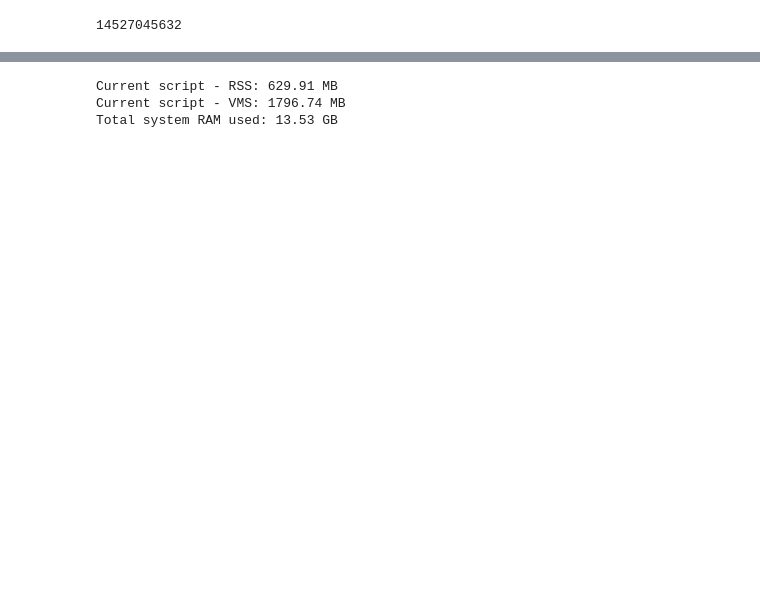
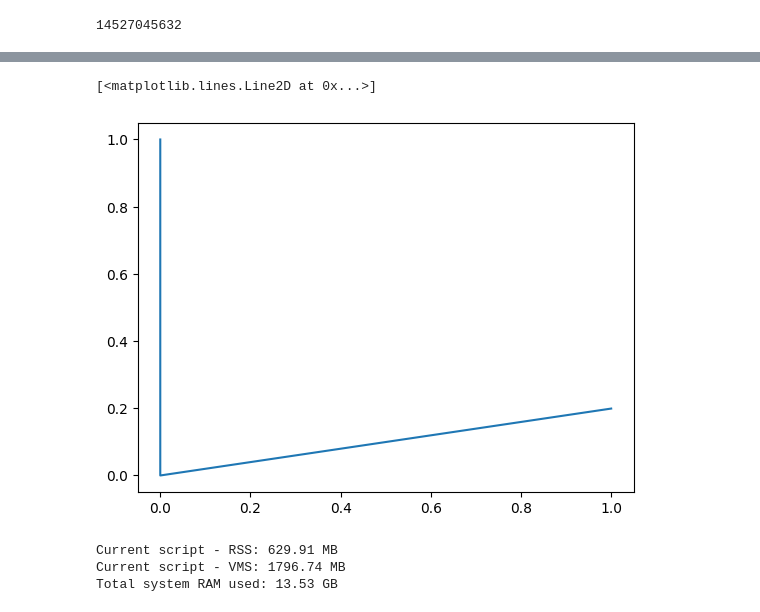
Before and after one commit to AMOGHA1140/24074032_CSOC_IG, a Jupyter notebook: vanilla_neural_networks/pytorch.ipynb, the cells around one changed output, grey strips where cells are left out. Drawn from its saved outputs; the diff is of its cells as text; code cells hidden in the pictures; blank space fills up the shorter version.

```diff
--- a/vanilla_neural_networks/pytorch.ipynb
+++ b/vanilla_neural_networks/pytorch.ipynb
@@ -167,3 +193,8 @@ torch.cuda.memory_allocated()
+# %%
+plt.plot(recall, precision)
+# %% [output]
+[<matplotlib.lines.Line2D at 0x...>]
+[figure, added]
 # %%
 ### THIS PART OF CODE WAS GENERATED USING GEMINI
 
```
Also changed, not shown: parts of 7 cells of this notebook, 1 other file.
